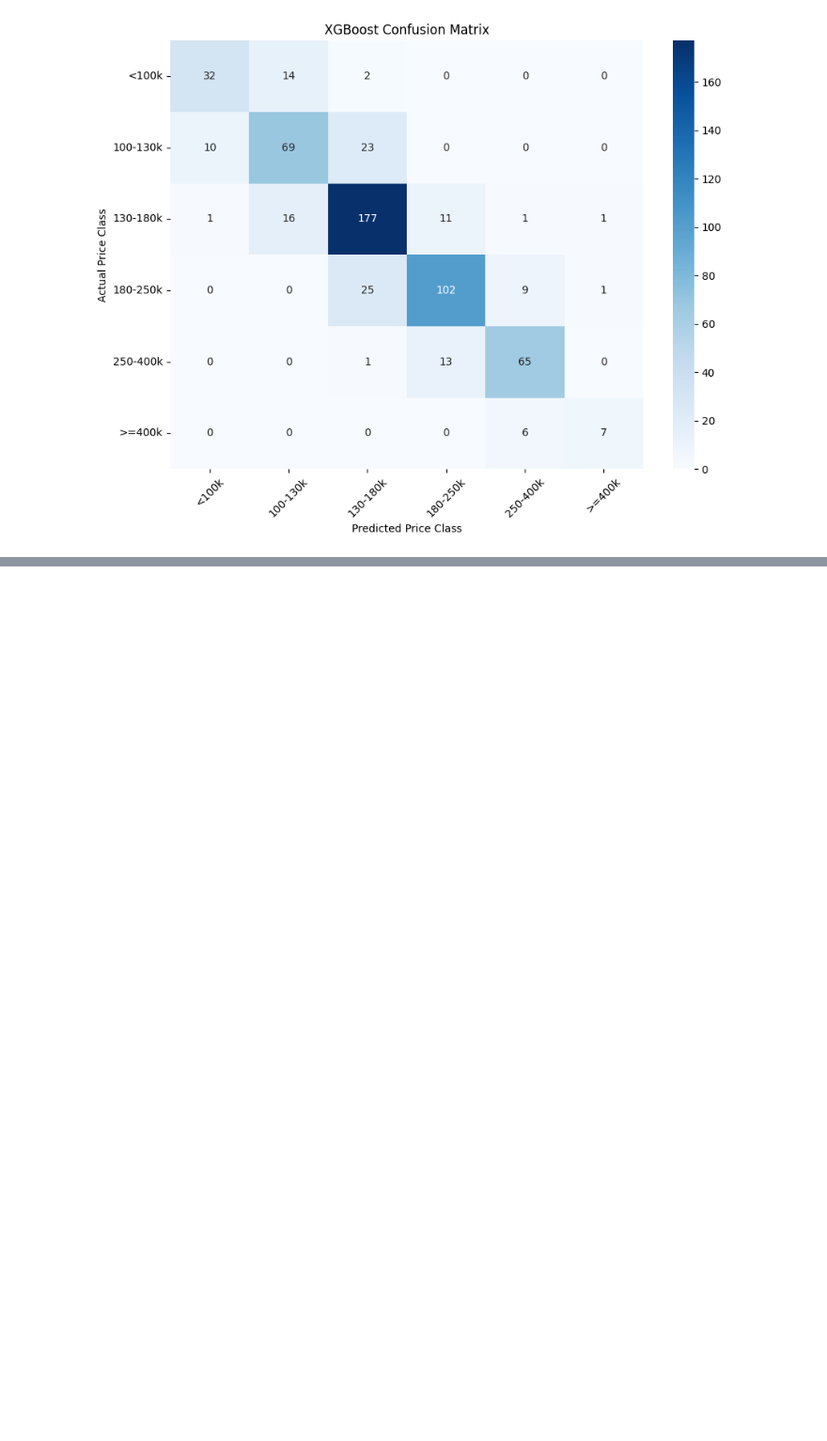
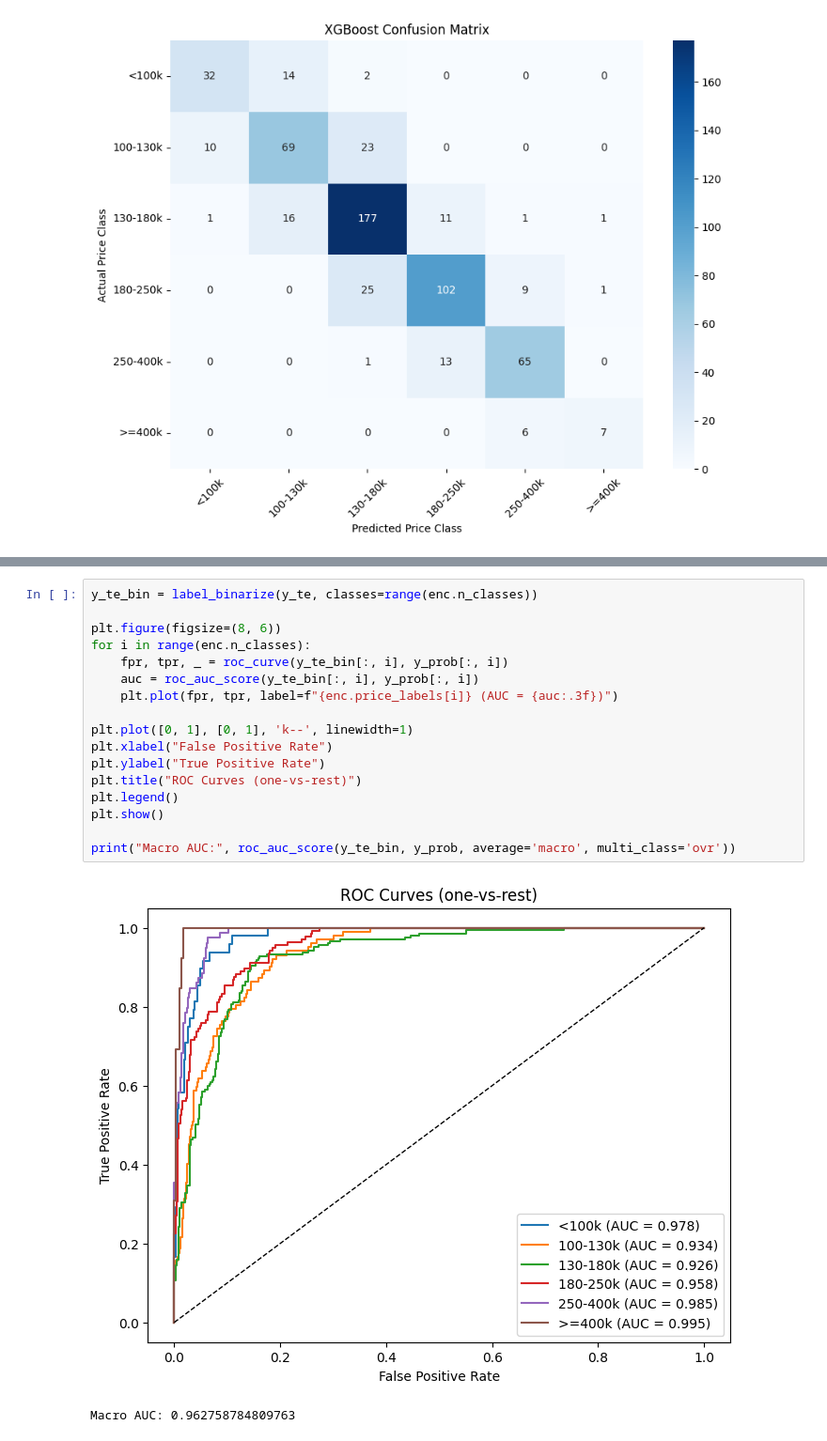
Before and after one commit to shomlea/AmesHousing-Dataset, a Jupyter notebook: initial_predictions.ipynb, the cells around one changed output, grey strips where cells are left out. Shown at 94% size. Saved outputs shown, nothing was run; the diff lists cells and outputs as text; blank space fills up the shorter version.

```diff
--- a/initial_predictions.ipynb
+++ b/initial_predictions.ipynb
@@ -216,0 +427,20 @@ plt.show()
+# %%
+y_te_bin = label_binarize(y_te, classes=range(enc.n_classes))
+
+plt.figure(figsize=(8, 6))
+for i in range(enc.n_classes):
+    fpr, tpr, _ = roc_curve(y_te_bin[:, i], y_prob[:, i])
+    auc = roc_auc_score(y_te_bin[:, i], y_prob[:, i])
+    plt.plot(fpr, tpr, label=f"{enc.price_labels[i]} (AUC = {auc:.3f})")
+
+plt.plot([0, 1], [0, 1], 'k--', linewidth=1)
+plt.xlabel("False Positive Rate")
+plt.ylabel("True Positive Rate")
+plt.title("ROC Curves (one-vs-rest)")
+plt.legend()
+plt.show()
+
+print("Macro AUC:", roc_auc_score(y_te_bin, y_prob, average='macro', multi_class='ovr'))
+# %% [output]
+[figure, added]
+Macro AUC: 0.962758784809763
```
Also changed, not shown: parts of 22 cells of this notebook.
